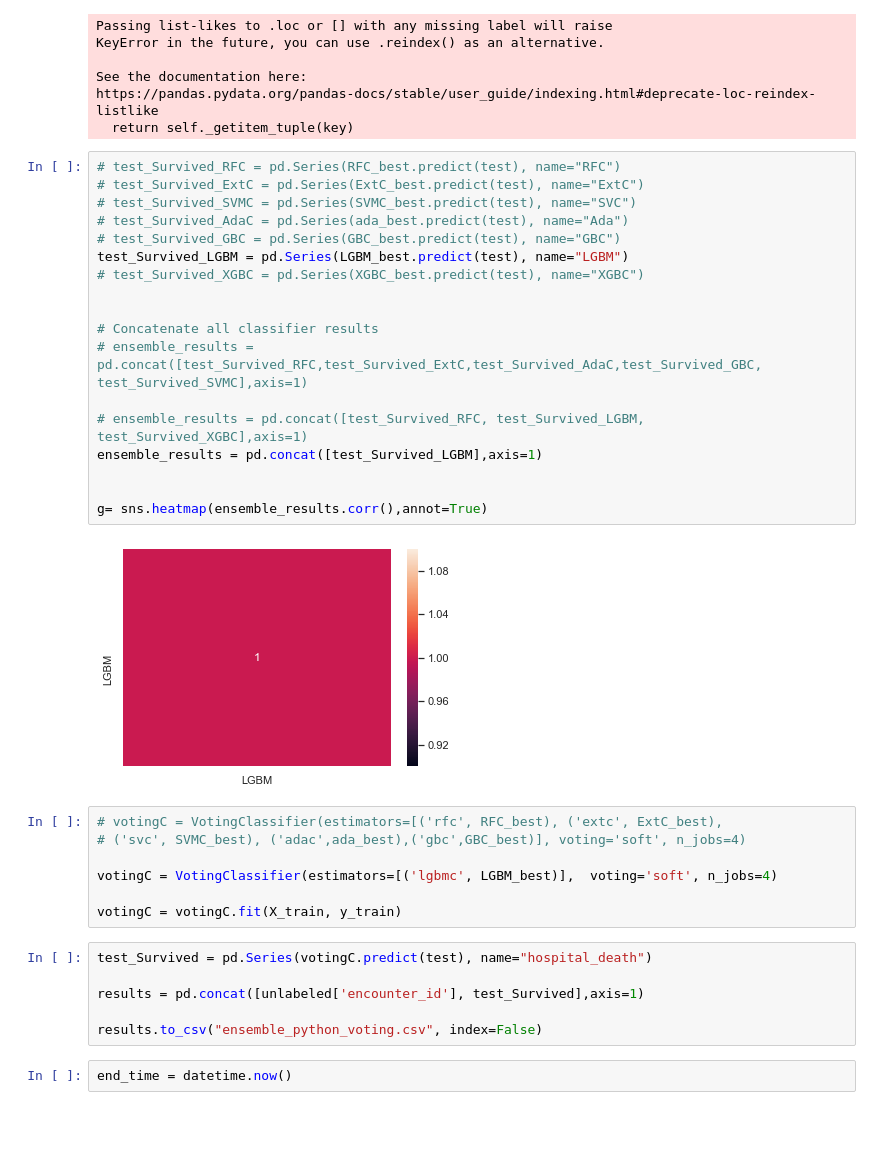
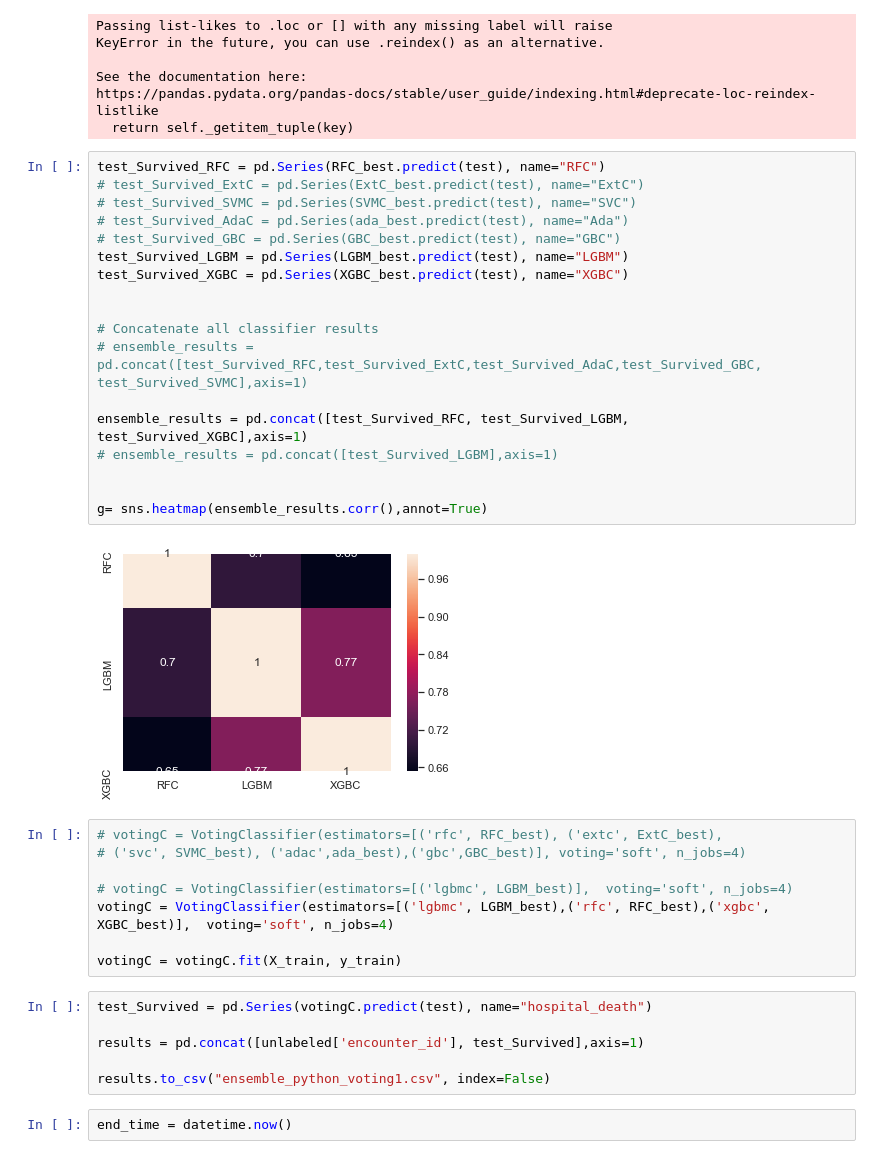
Before and after one commit to dang9/Kaggle_WIDS, a Jupyter notebook: kaggle_WIDS.ipynb, the cells around one changed output. Cells and saved outputs as stored; diff of their text form; blank space fills up the shorter version.

```diff
--- a/kaggle_WIDS.ipynb
+++ b/kaggle_WIDS.ipynb
@@ -1057,30 +1100,31 @@ See the documentation here:
 https://pandas.pydata.org/pandas-docs/stable/user_guide/indexing.html#deprecate-loc-reindex-listlike
   return self._getitem_tuple(key)
 # %%
-# test_Survived_RFC = pd.Series(RFC_best.predict(test), name="RFC")
+test_Survived_RFC = pd.Series(RFC_best.predict(test), name="RFC")
 # test_Survived_ExtC = pd.Series(ExtC_best.predict(test), name="ExtC")
 # test_Survived_SVMC = pd.Series(SVMC_best.predict(test), name="SVC")
 # test_Survived_AdaC = pd.Series(ada_best.predict(test), name="Ada")
 # test_Survived_GBC = pd.Series(GBC_best.predict(test), name="GBC")
 test_Survived_LGBM = pd.Series(LGBM_best.predict(test), name="LGBM")
-# test_Survived_XGBC = pd.Series(XGBC_best.predict(test), name="XGBC")
+test_Survived_XGBC = pd.Series(XGBC_best.predict(test), name="XGBC")
 
 
 # Concatenate all classifier results
 # ensemble_results = pd.concat([test_Survived_RFC,test_Survived_ExtC,test_Survived_AdaC,test_Survived_GBC, test_Survived_SVMC],axis=1)
 
-# ensemble_results = pd.concat([test_Survived_RFC, test_Survived_LGBM, test_Survived_XGBC],axis=1)
-ensemble_results = pd.concat([test_Survived_LGBM],axis=1)
+ensemble_results = pd.concat([test_Survived_RFC, test_Survived_LGBM, test_Survived_XGBC],axis=1)
+# ensemble_results = pd.concat([test_Survived_LGBM],axis=1)
 
 
 g= sns.heatmap(ensemble_results.corr(),annot=True)
 # %% [output]
-[figure, old version]
+[figure, new version]
 # %%
 # votingC = VotingClassifier(estimators=[('rfc', RFC_best), ('extc', ExtC_best),
 # ('svc', SVMC_best), ('adac',ada_best),('gbc',GBC_best)], voting='soft', n_jobs=4)
 
-votingC = VotingClassifier(estimators=[('lgbmc', LGBM_best)],  voting='soft', n_jobs=4)
+# votingC = VotingClassifier(estimators=[('lgbmc', LGBM_best)],  voting='soft', n_jobs=4)
+votingC = VotingClassifier(estimators=[('lgbmc', LGBM_best),('rfc', RFC_best),('xgbc', XGBC_best)],  voting='soft', n_jobs=4)
 
 votingC = votingC.fit(X_train, y_train)
 # %%
@@ -1088,7 +1132,7 @@ test_Survived = pd.Series(votingC.predict(test), name="hospital_death")
 
 results = pd.concat([unlabeled['encounter_id'], test_Survived],axis=1)
 
-results.to_csv("ensemble_python_voting.csv", index=False)
+results.to_csv("ensemble_python_voting1.csv", index=False)
 # %%
 end_time = datetime.now()
 # %%
```
Also changed, not shown: parts of 5 cells of this notebook, 6 other files.
